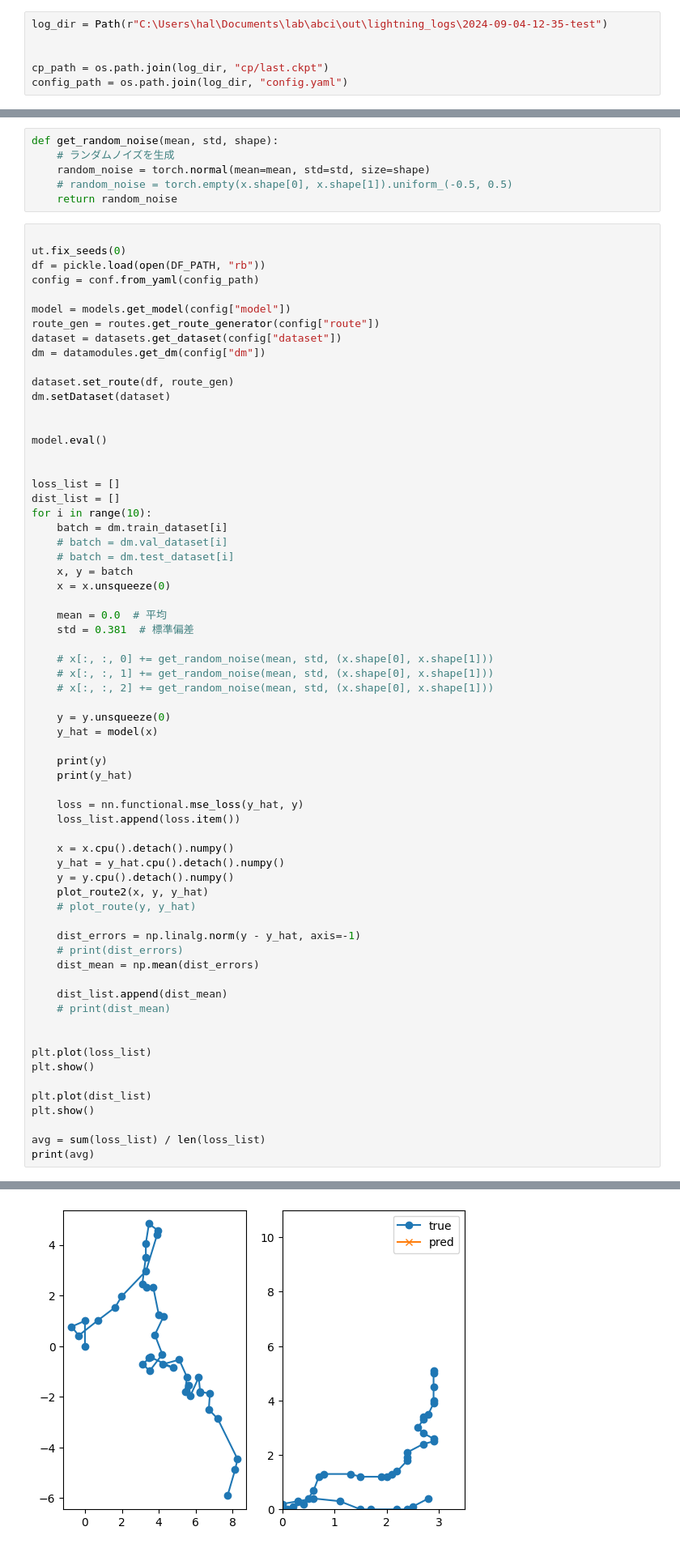
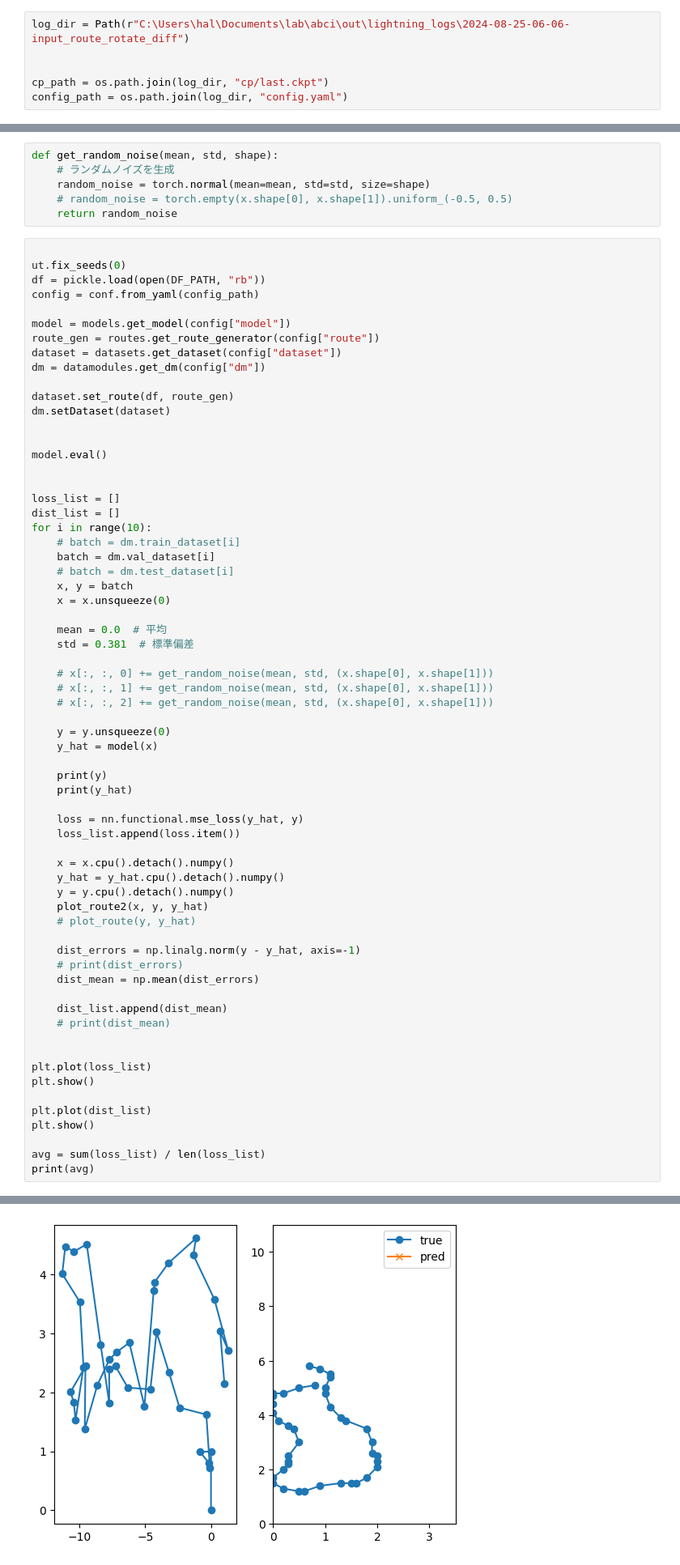
Before and after one commit to hal0309/lab-abci, a Jupyter notebook: _test/show.ipynb, the cells around one changed output, grey strips where cells are left out. Shown at 81% size. Drawn from its saved outputs; the diff is of its cells as text.

```diff
--- a/_test/show.ipynb
+++ b/_test/show.ipynb
@@ -27,7 +27,7 @@ DF_PATH = os.path.join(ROOT_PATH, "data", "df_test.pickle")
 OUTPUT_DIR = os.path.join(ROOT_PATH, "out")
 CONFIG_DIR = os.path.join(ROOT_PATH, "config")
 # %%
-log_dir = Path(r"C:\Users\hal\Documents\lab\abci\out\lightning_logs\2024-09-04-12-35-test")
+log_dir = Path(r"C:\Users\hal\Documents\lab\abci\out\lightning_logs\2024-08-25-06-06-input_route_rotate_diff")
 
 
 cp_path = os.path.join(log_dir, "cp/last.ckpt")
@@ -78,8 +78,8 @@ model.eval()
 loss_list = []
 dist_list = []
 for i in range(10):
-    batch = dm.train_dataset[i]
-    # batch = dm.val_dataset[i]
+    # batch = dm.train_dataset[i]
+    batch = dm.val_dataset[i]
     # batch = dm.test_dataset[i]
     x, y = batch
     x = x.unsqueeze(0)
@@ -179 +179 @@ tensor([[[2.8000, 0.4000],
-[figure, old version]
+[figure, new version]
```
Also changed, not shown: parts of 1 cell of this notebook, 8 other files.
